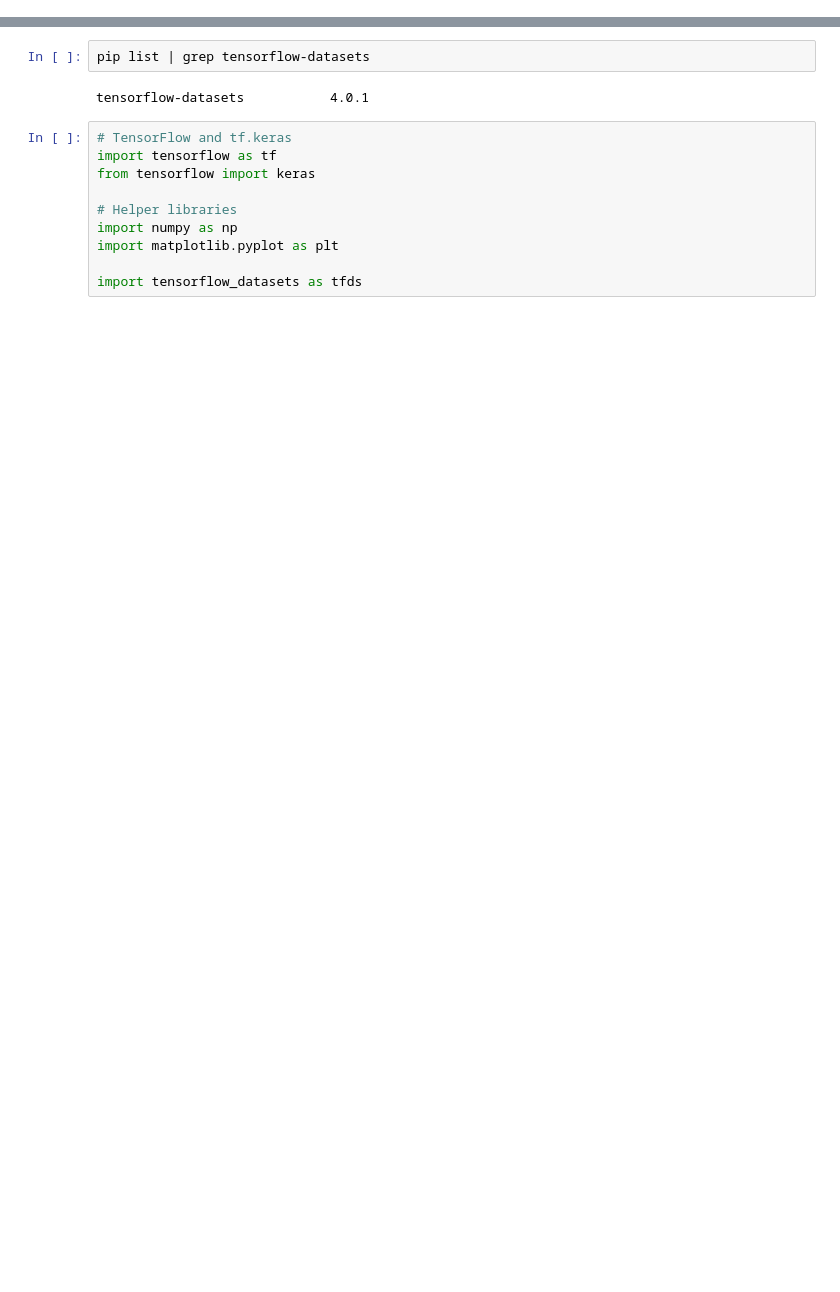
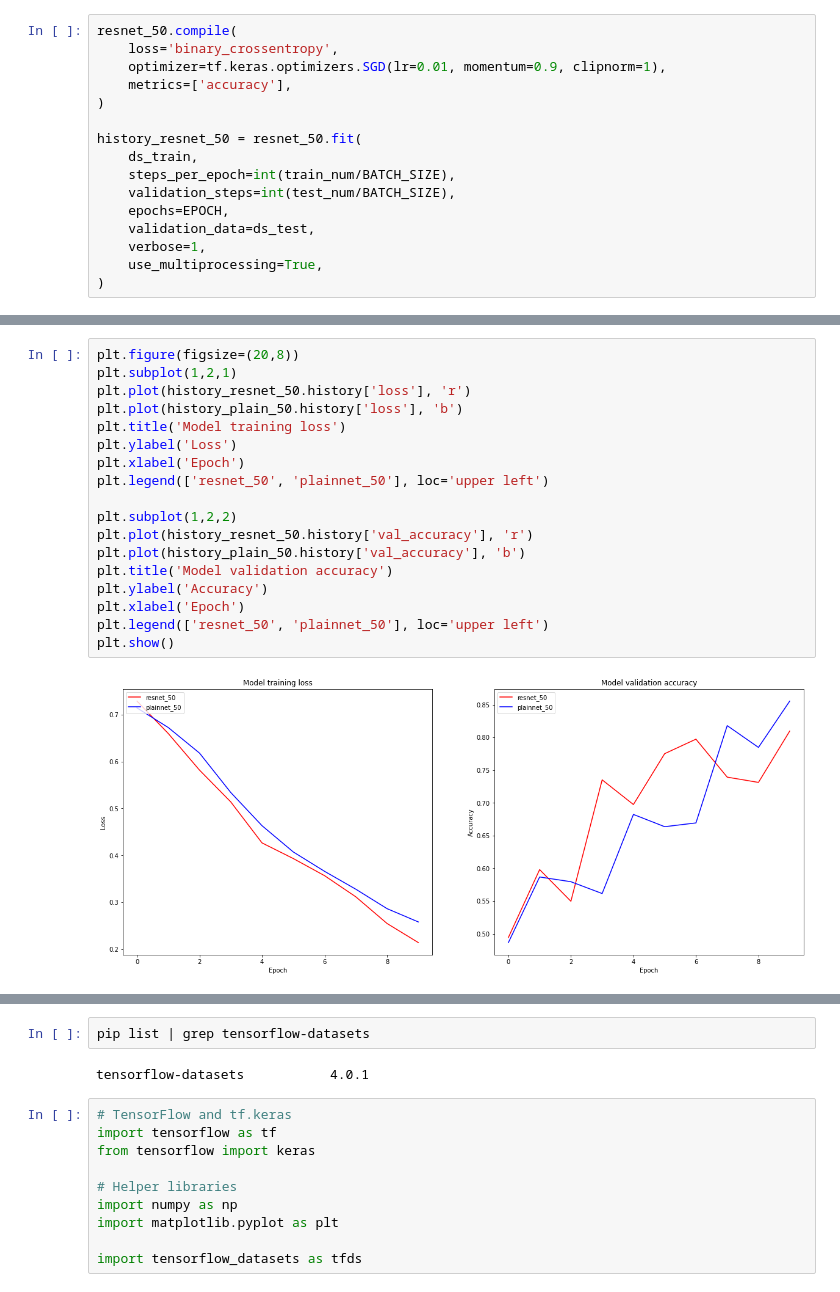
Before and after one commit to mybloodykeyboard/AI_study, a Jupyter notebook: GoingDeeper/[GDCV]ResNet_ablation_study.ipynb, the cells around one changed output, grey strips where cells are left out. Drawn from its saved outputs; the diff is of its cells as text; blank space fills up the shorter version.

```diff
--- a/GoingDeeper/[GDCV]ResNet_ablation_study.ipynb
+++ b/GoingDeeper/[GDCV]ResNet_ablation_study.ipynb
@@ -0,0 +497,16 @@
+# %%
+resnet_50.compile(
+    loss='binary_crossentropy',
+    optimizer=tf.keras.optimizers.SGD(lr=0.01, momentum=0.9, clipnorm=1),
+    metrics=['accuracy'],
+)
+
+history_resnet_50 = resnet_50.fit(
+    ds_train,
+    steps_per_epoch=int(train_num/BATCH_SIZE),
+    validation_steps=int(test_num/BATCH_SIZE),
+    epochs=EPOCH,
+    validation_data=ds_test,
+    verbose=1,
+    use_multiprocessing=True,
+)
@@ -0,0 +554,20 @@
+# %%
+plt.figure(figsize=(20,8))
+plt.subplot(1,2,1)
+plt.plot(history_resnet_50.history['loss'], 'r')
+plt.plot(history_plain_50.history['loss'], 'b')
+plt.title('Model training loss')
+plt.ylabel('Loss')
+plt.xlabel('Epoch')
+plt.legend(['resnet_50', 'plainnet_50'], loc='upper left')
+
+plt.subplot(1,2,2)
+plt.plot(history_resnet_50.history['val_accuracy'], 'r')
+plt.plot(history_plain_50.history['val_accuracy'], 'b')
+plt.title('Model validation accuracy')
+plt.ylabel('Accuracy')
+plt.xlabel('Epoch')
+plt.legend(['resnet_50', 'plainnet_50'], loc='upper left')
+plt.show()
+# %% [output]
+[figure, added]
```
Also changed, not shown: parts of 62 cells of this notebook.
